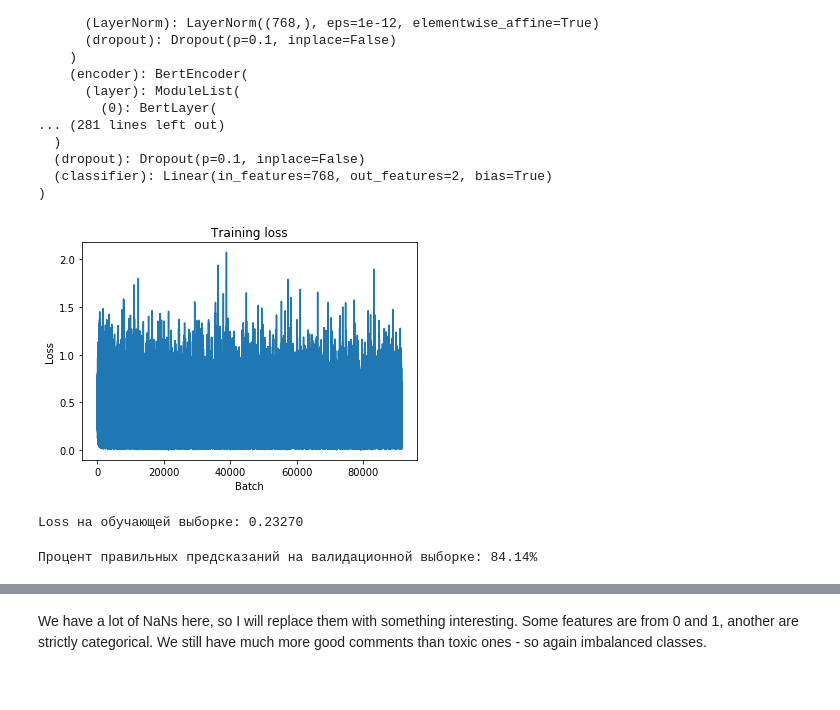
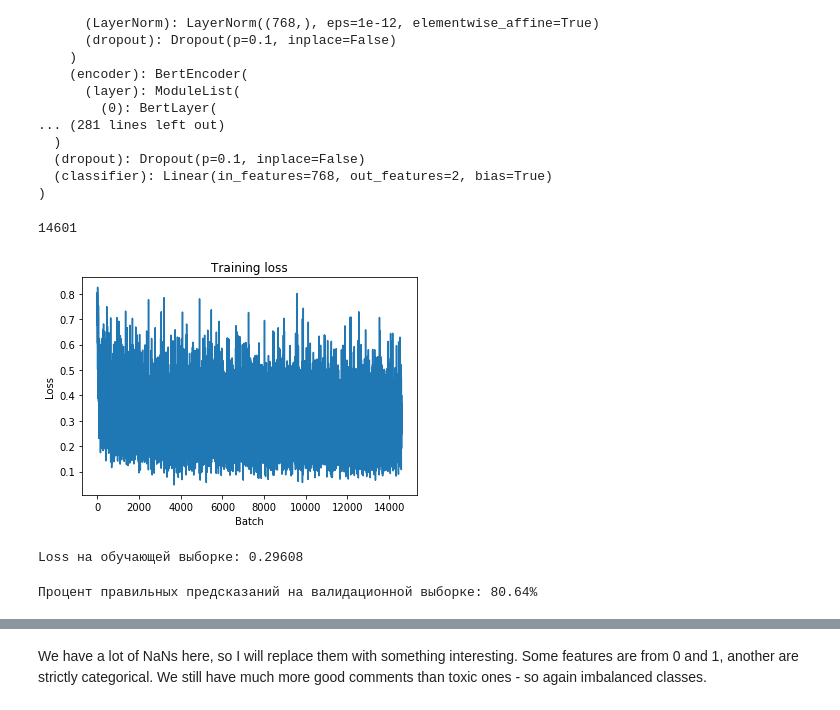
Before and after one commit to DahaKot/Toxic-Comment-Classification, a Jupyter notebook: BERT.ipynb, the cells around one changed output, grey strips where cells are left out. Drawn from its saved outputs; the diff is of its cells as text; code cells hidden in the pictures.

Commit message:
Trained model and ROC_AUC plot

```diff
--- a/BERT.ipynb
+++ b/BERT.ipynb
@@ -75,9 +74,9 @@ toxicity fraction in test:  0.15375
 # this cell is dealing with class imbalance
 # if you do not agree on the method - change it
 toxic = comments_train[comments_train["toxic"] == 1]
-untoxic = comments_train[comments_train["toxic"] == 0].sample(600000)
+untoxic = comments_train[comments_train["toxic"] == 0].sample(200000)
 
-comments_train = pd.concat((toxic, untoxic))
+comments_train = pd.concat((toxic, toxic, untoxic))
 # extra_toxic_comments = comments_train[comments_train["toxic"] == 1].sample(10000)
 # comments_train = pd.concat([comments_train, extra_toxic_comments])
 
@@ -172,14 +171,14 @@ train_data = TensorDataset(train_inputs, train_masks, train_labels)
 train_dataloader = DataLoader(
     train_data,
     sampler=RandomSampler(train_data),
-    batch_size=8
+    batch_size=32
 )
 
 test_data = TensorDataset(test_inputs, test_masks, test_labels)
 test_dataloader = DataLoader(
     test_data,
     sampler=SequentialSampler(test_data),
-    batch_size=8
+    batch_size=32
 )
 # %%
 from pytorch_transformers import AdamW, BertForSequenceClassification
@@ -215,6 +214,10 @@ optimizer_grouped_parameters = [
 ]
 
 optimizer = AdamW(optimizer_grouped_parameters, lr=2e-5)
+# %%
+print (len(train_dataloader))
+# %% [output]
+14601
 # %%
 from IPython.display import clear_output
 
@@ -229,46 +232,46 @@ train_loss = 0
 model.train()
 
 
-for step, batch in enumerate(train_dataloader):
+for step, batch in tqdm(enumerate(train_dataloader)):
     # добавляем батч для вычисления на GPU
     batch = tuple(t.to(device) for t in batch)
     # Распаковываем данные из dataloader
     b_input_ids, b_input_mask, b_labels = batch
 
     # если не сделать .zero_grad(), градиенты будут накапливаться
     optimizer.zero_grad()
 
     # Forward pass
     loss = model(b_input_ids, token_type_ids=None, attention_mask=b_input_mask, labels=b_labels)
 
     train_loss_set.append(loss[0].item())
 
     # Backward pass
     loss[0].backward()
 
     # Обновляем параметры и делаем шаг используя посчитанные градиенты
     optimizer.step()
 
     # Обновляем loss
     train_loss += loss[0].item()
 
     # Рисуем график
     clear_output(True)
     plt.plot(train_loss_set)
     plt.title("Training loss")
     plt.xlabel("Batch")
     plt.ylabel("Loss")
     plt.show()
 
 print("Loss на обучающей выборке: {0:.5f}".format(train_loss / len(train_dataloader)))
 # %% [output]
-[figure, old version]
+[figure, new version]
-Loss на обучающей выборке: 0.23270
+Loss на обучающей выборке: 0.29608
 # %%
 # Валидация
 # Переводим модель в evaluation mode
 model.eval()
-
+probas = []
 valid_preds, valid_labels = [], []
 
 for batch in tqdm(test_dataloader):
@@ -284,14 +287,21 @@ for batch in tqdm(test_dataloader):
         logits = model(b_input_ids, token_type_ids=None, attention_mask=b_input_mask)
 
     # Перемещаем logits и метки классов на CPU для дальнейшей работы
+#     print(len(logits))
+#     batch_probas = np.array(torch.softmax(logits[0], dim=1)[:, 1])
     logits = logits[0].detach().cpu().numpy()
     label_ids = b_labels.to('cpu').numpy()
 
 #     print (label_ids.shape)
+    batch_probas = softmax(logits, axis=1)[:, 1]
     batch_preds = np.argmax(logits, axis=1)
 #     batch_labels = np.concatenate(label_ids)
     batch_labels = np.array(label_ids)
 
+#     print (batch_probas.shape)
+#     print (batch_labels.shape)
+
+    probas.extend(batch_probas)
     valid_preds.extend(batch_preds)
     valid_labels.extend(batch_labels)
 
@@ -299,7 +309,7 @@ print("Процент правильных предсказаний на вал
     accuracy_score(valid_labels, valid_preds) * 100
 ))
 # %% [output]
-Процент правильных предсказаний на валидационной выборке: 84.14%
+Процент правильных предсказаний на валидационной выборке: 80.64%
 # %%
 from sklearn.metrics import confusion_matrix
 
```
Also changed, not shown: parts of 7 cells of this notebook.
